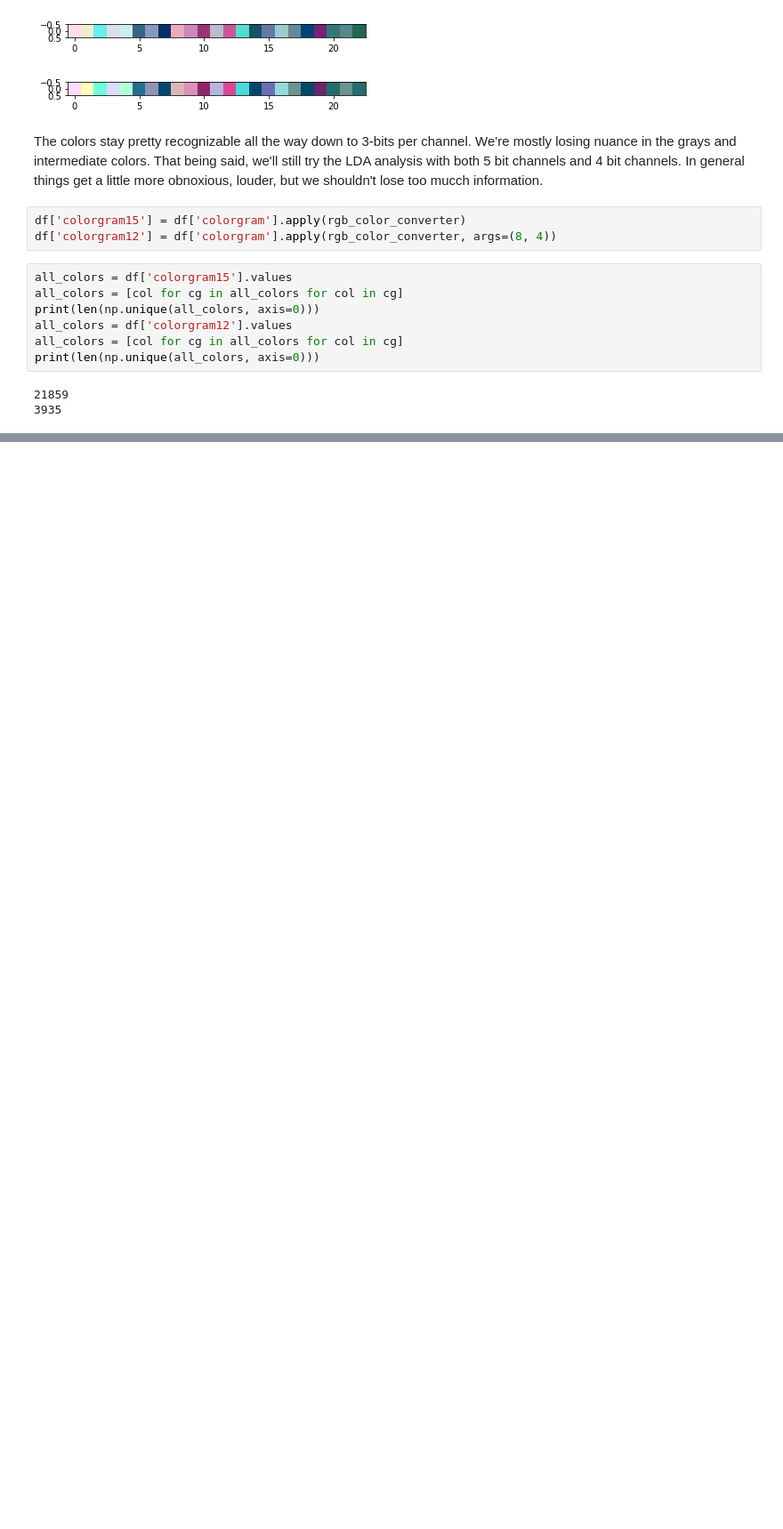
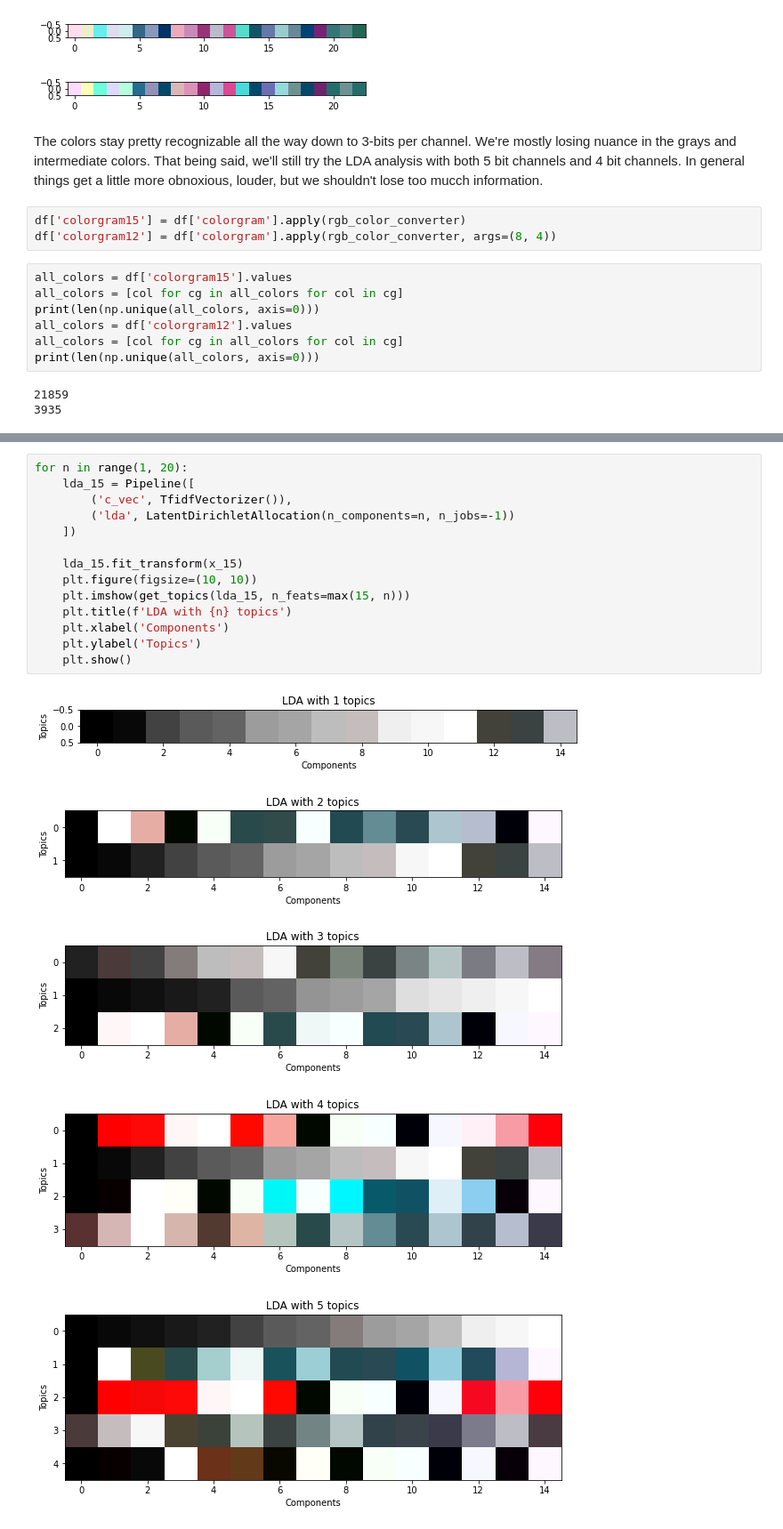
Before and after one commit to SoyBison/bandcamp-album-analysis, a Jupyter notebook: Prelims.ipynb, the cells around one changed output, grey strips where cells are left out. Shown at 89% size. Cells and saved outputs as stored; diff of their text form; blank space fills up the shorter version.

```diff
--- a/Prelims.ipynb
+++ b/Prelims.ipynb
@@ -180,0 +260,20 @@ def rgb2str(col):
+# %%
+for n in range(1, 20):
+    lda_15 = Pipeline([
+        ('c_vec', TfidfVectorizer()),
+        ('lda', LatentDirichletAllocation(n_components=n, n_jobs=-1))
+    ])
+
+    lda_15.fit_transform(x_15)
+    plt.figure(figsize=(10, 10))
+    plt.imshow(get_topics(lda_15, n_feats=max(15, n)))
+    plt.title(f'LDA with {n} topics')
+    plt.xlabel('Components')
+    plt.ylabel('Topics')
+    plt.show()
+# %% [output]
+[figure, added]
+[figure, added]
+[figure, added]
+[figure, added]
+[figure, added]
```
Also changed, not shown: parts of 15 cells of this notebook, 1 other file.
